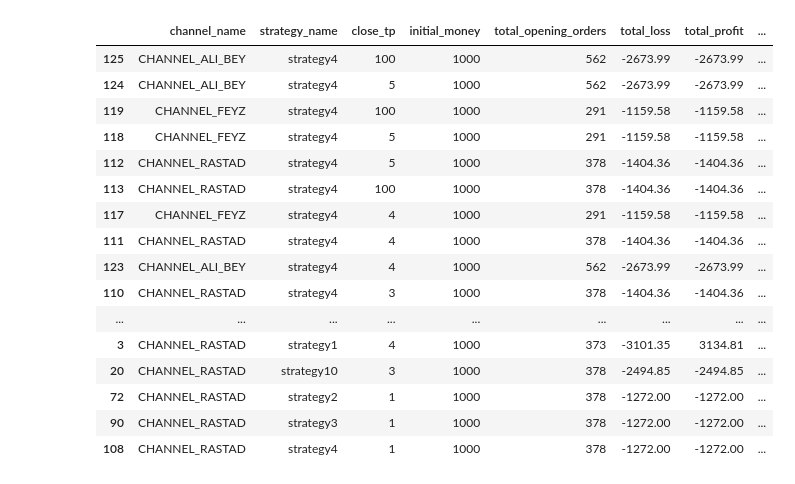
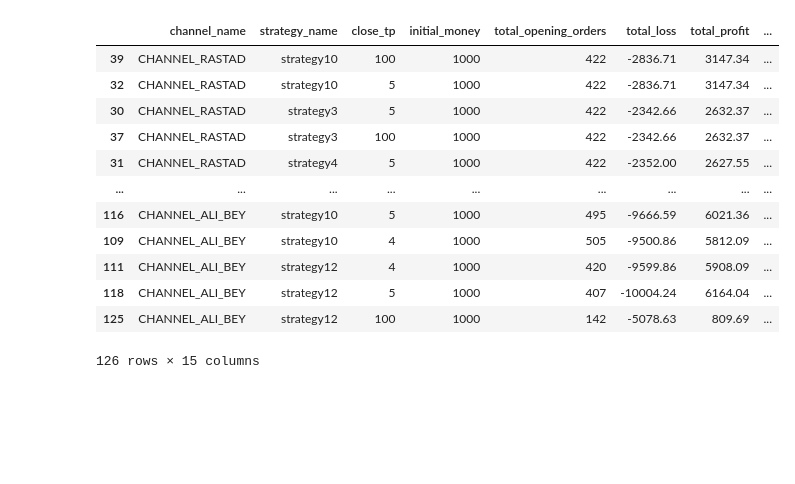
Before and after one commit to farnoodlotfali/cryptocurrency-telegram, a Jupyter notebook: oogway/backtest-strategy/result-all-strategies.ipynb, the cells around one changed output. Saved outputs shown, nothing was run; the diff lists cells and outputs as text; code cells hidden in the pictures; blank space fills up the shorter version.

Commit message:
update channels

```diff
--- a/oogway/backtest-strategy/result-all-strategies.ipynb
+++ b/oogway/backtest-strategy/result-all-strategies.ipynb
@@ -143,29 +143,25 @@ for channel in channels:
 # %%
 import pandas as pd
 
 # Load the uploaded CSV file
 file_path = 'test-all-strategies.csv'
 data = pd.read_csv(file_path)
 
 # Display rows where 'gross' is not negative
 non_negative_gross = data[data['gross'] >= 0]
 
-non_negative_gross.sort_values(by='gross',ascending=False)
+data.sort_values(by='gross',ascending=False)
 # %% [output]
 |  | channel_name | strategy_name | close_tp | initial_money | total_opening_orders | total_loss | total_profit | ... |
-| 125 | CHANNEL_ALI_BEY | strategy4 | 100 | 1000 | 562 | -2673.99 | -2673.99 | ... |
-| 124 | CHANNEL_ALI_BEY | strategy4 | 5 | 1000 | 562 | -2673.99 | -2673.99 | ... |
-| 119 | CHANNEL_FEYZ | strategy4 | 100 | 1000 | 291 | -1159.58 | -1159.58 | ... |
-| 118 | CHANNEL_FEYZ | strategy4 | 5 | 1000 | 291 | -1159.58 | -1159.58 | ... |
-| 112 | CHANNEL_RASTAD | strategy4 | 5 | 1000 | 378 | -1404.36 | -1404.36 | ... |
-| 113 | CHANNEL_RASTAD | strategy4 | 100 | 1000 | 378 | -1404.36 | -1404.36 | ... |
-| 117 | CHANNEL_FEYZ | strategy4 | 4 | 1000 | 291 | -1159.58 | -1159.58 | ... |
-| 111 | CHANNEL_RASTAD | strategy4 | 4 | 1000 | 378 | -1404.36 | -1404.36 | ... |
-| 123 | CHANNEL_ALI_BEY | strategy4 | 4 | 1000 | 562 | -2673.99 | -2673.99 | ... |
-| 110 | CHANNEL_RASTAD | strategy4 | 3 | 1000 | 378 | -1404.36 | -1404.36 | ... |
+| 39 | CHANNEL_RASTAD | strategy10 | 100 | 1000 | 422 | -2836.71 | 3147.34 | ... |
+| 32 | CHANNEL_RASTAD | strategy10 | 5 | 1000 | 422 | -2836.71 | 3147.34 | ... |
+| 30 | CHANNEL_RASTAD | strategy3 | 5 | 1000 | 422 | -2342.66 | 2632.37 | ... |
+| 37 | CHANNEL_RASTAD | strategy3 | 100 | 1000 | 422 | -2342.66 | 2632.37 | ... |
+| 31 | CHANNEL_RASTAD | strategy4 | 5 | 1000 | 422 | -2352.00 | 2627.55 | ... |
 | ... | ... | ... | ... | ... | ... | ... | ... | ... |
-| 3 | CHANNEL_RASTAD | strategy1 | 4 | 1000 | 373 | -3101.35 | 3134.81 | ... |
-| 20 | CHANNEL_RASTAD | strategy10 | 3 | 1000 | 378 | -2494.85 | -2494.85 | ... |
-| 72 | CHANNEL_RASTAD | strategy2 | 1 | 1000 | 378 | -1272.00 | -1272.00 | ... |
-| 90 | CHANNEL_RASTAD | strategy3 | 1 | 1000 | 378 | -1272.00 | -1272.00 | ... |
-| 108 | CHANNEL_RASTAD | strategy4 | 1 | 1000 | 378 | -1272.00 | -1272.00 | ... |
+| 116 | CHANNEL_ALI_BEY | strategy10 | 5 | 1000 | 495 | -9666.59 | 6021.36 | ... |
+| 109 | CHANNEL_ALI_BEY | strategy10 | 4 | 1000 | 505 | -9500.86 | 5812.09 | ... |
+| 111 | CHANNEL_ALI_BEY | strategy12 | 4 | 1000 | 420 | -9599.86 | 5908.09 | ... |
+| 118 | CHANNEL_ALI_BEY | strategy12 | 5 | 1000 | 407 | -10004.24 | 6164.04 | ... |
+| 125 | CHANNEL_ALI_BEY | strategy12 | 100 | 1000 | 142 | -5078.63 | 809.69 | ... |
+126 rows × 15 columns
```
Also changed, not shown: parts of 2 cells of this notebook, 12 other files.
